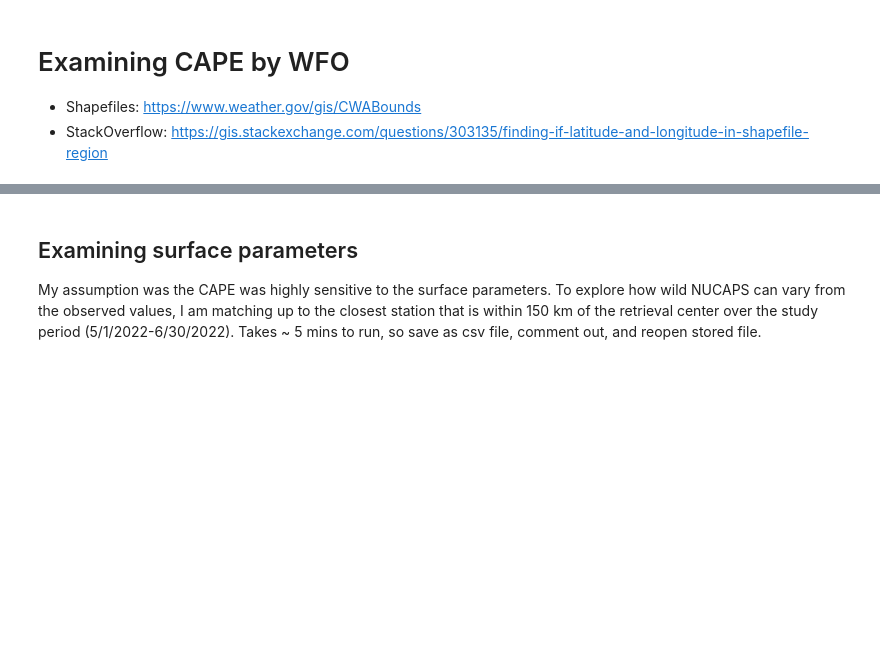
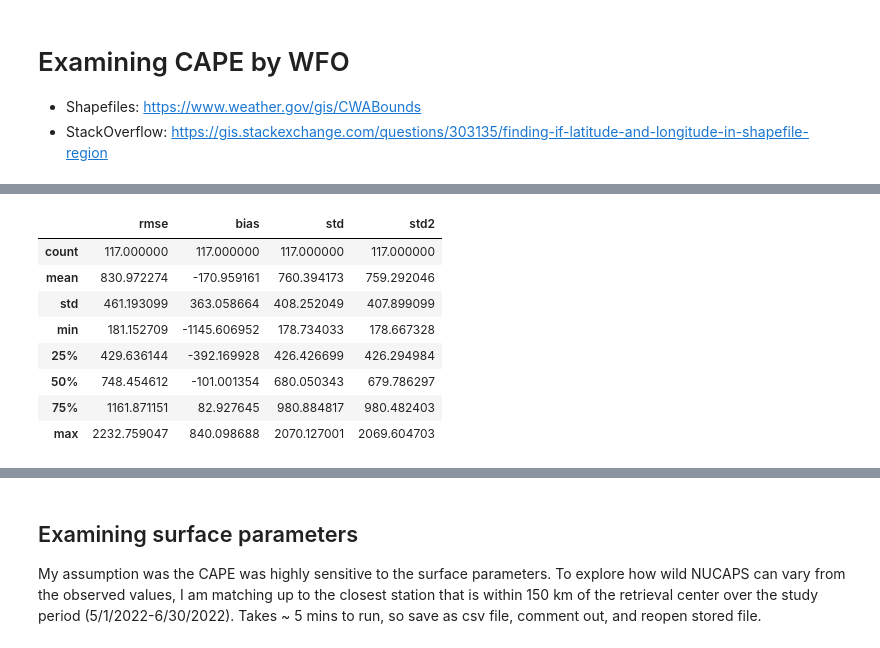
Before and after one commit to NUCAPS/global_stability_params, a Jupyter notebook: analysis.ipynb, the cells around one changed output, grey strips where cells are left out. Saved outputs shown, nothing was run; the diff lists cells and outputs as text; code cells hidden in the pictures; blank space fills up the shorter version.

```diff
--- a/analysis.ipynb
+++ b/analysis.ipynb
@@ -320,7 +265,0 @@ index[0].x, index[0].y
-# %%
-inside=[]
-for x in indices:
-    if x.contains(shapes_poly[0]):
-        inside.append(item)
-    if len(inside)>=2:
-        final.append(item)
@@ -337,0 +334,12 @@ get_wfo(-100, pt[1], shp)
+# %%
+wfo_stats.describe()
+# %% [output]
+|  | rmse | bias | std | std2 |
+| count | 117.000000 | 117.000000 | 117.000000 | 117.000000 |
+| mean | 830.972274 | -170.959161 | 760.394173 | 759.292046 |
+| std | 461.193099 | 363.058664 | 408.252049 | 407.899099 |
+| min | 181.152709 | -1145.606952 | 178.734033 | 178.667328 |
+| 25% | 429.636144 | -392.169928 | 426.426699 | 426.294984 |
+| 50% | 748.454612 | -101.001354 | 680.050343 | 679.786297 |
+| 75% | 1161.871151 | 82.927645 | 980.884817 | 980.482403 |
+| max | 2232.759047 | 840.098688 | 2070.127001 | 2069.604703 |
```
Also changed, not shown: parts of 21 cells of this notebook.
